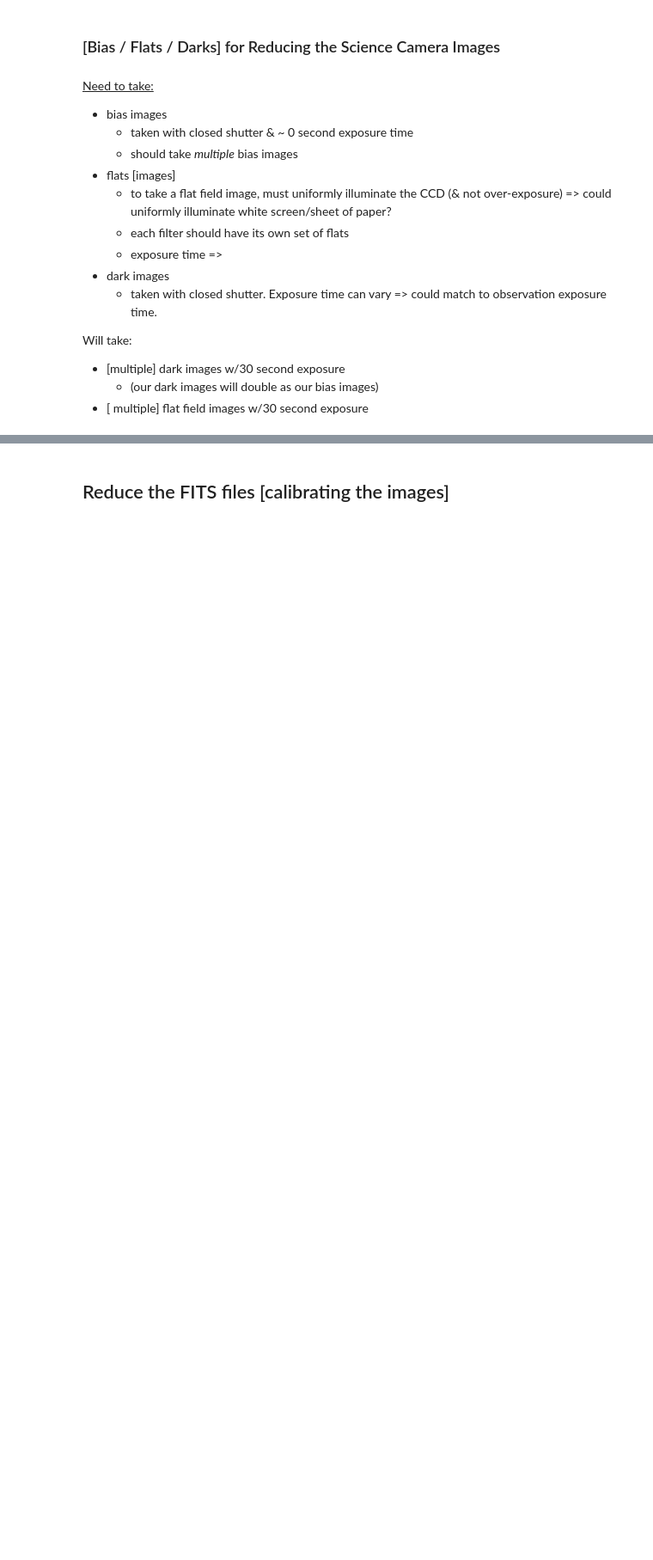
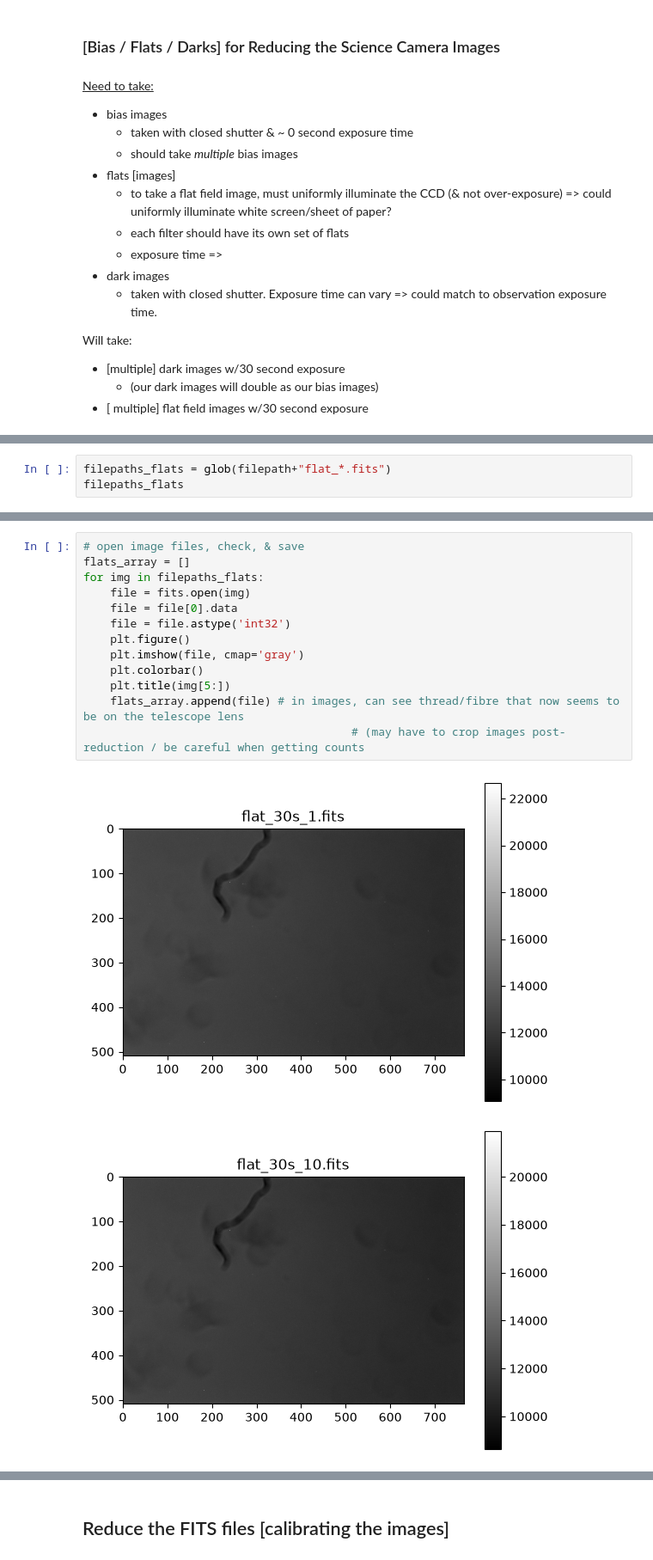
Before and after one commit to Catherine-Lambe/Observational_Instrumental_Lab_WS2627_LMU_Munich, a Jupyter notebook: Exp2_interferometry/Exp2_Interferometry_10-2_1st_Observation-Data_Analysis.ipynb, the cells around one changed output, grey strips where cells are left out. Shown at 86% size. Drawn from its saved outputs; the diff is of its cells as text; blank space fills up the shorter version.

```diff
--- a/Exp2_interferometry/Exp2_Interferometry_10-2_1st_Observation-Data_Analysis.ipynb
+++ b/Exp2_interferometry/Exp2_Interferometry_10-2_1st_Observation-Data_Analysis.ipynb
@@ -77,0 +115,3 @@ Will take:
+# %%
+filepaths_flats = glob(filepath+"flat_*.fits")
+filepaths_flats
@@ -77,0 +129,16 @@ Will take:
+# %%
+# open image files, check, & save
+flats_array = []
+for img in filepaths_flats:
+    file = fits.open(img)
+    file = file[0].data
+    file = file.astype('int32')
+    plt.figure()
+    plt.imshow(file, cmap='gray')
+    plt.colorbar()
+    plt.title(img[5:])
+    flats_array.append(file) # in images, can see thread/fibre that now seems to be on the telescope lens
+                                        # (may have to crop images post-reduction / be careful when getting counts
+# %% [output]
+[figure, added]
+[figure, added]
```
Also changed, not shown: parts of 6 cells of this notebook.
